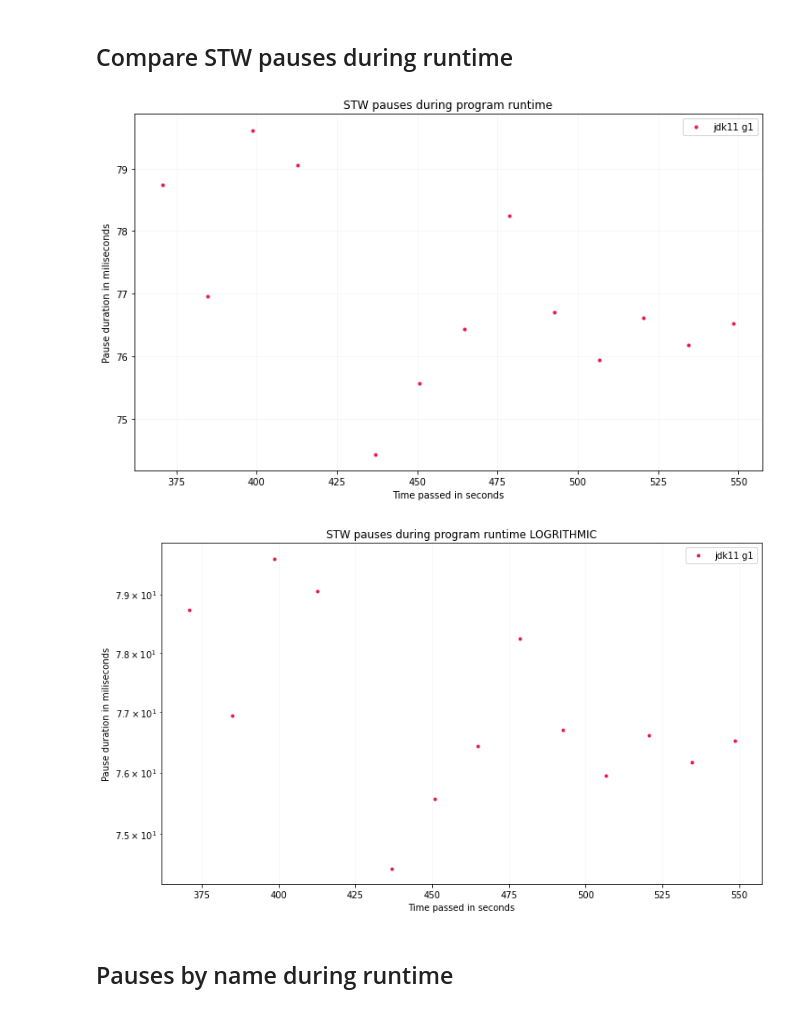
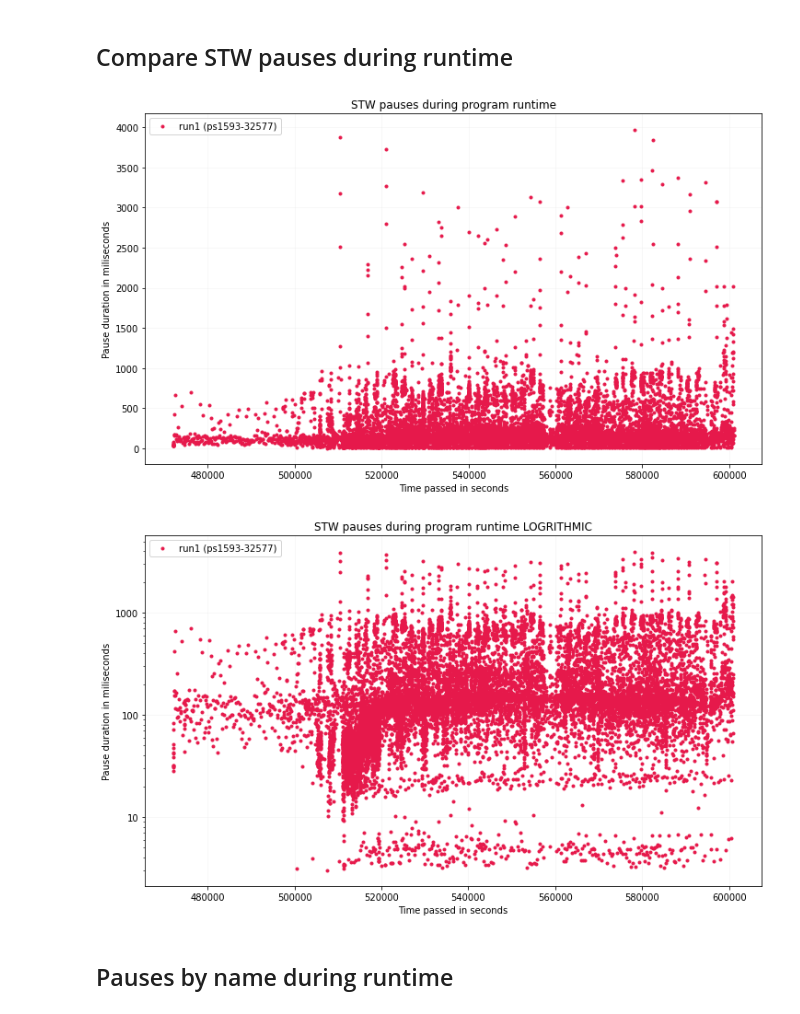
Before and after one commit to apple/GCGC, a Jupyter notebook: src/notebooks/analyze_logs_dev.ipynb, the cells around one changed output. Cells and saved outputs as stored; diff of their text form; code cells hidden in the pictures.

```diff
--- a/src/notebooks/analyze_logs_dev.ipynb
+++ b/src/notebooks/analyze_logs_dev.ipynb
@@ -15,9 +16,9 @@ Note: The following edge cases are known and not handled automatically:
 #              "/Users/ellisbrown/Desktop/Project/cassandra-data/workloads/jdk16+shen/gc.log*"] # note the wildcards
 # labels = ["jdk11 Par", "jdk11 cms", "jdk11 G1", "jdk16 Shen"]
 
-filepaths = ["/Users/ellisbrown/Desktop/Project/cassandra-data/workloads/jdk11+g1/gc.log"]
-labels = ["jdk11 g1"]
-time_range_seconds = [150, 500]
+filepaths = ["/Users/ellisbrown/Desktop/Project/datasets/hbase-regionserver-gc-ps1593-32577.log"]
+labels = ["run1 (ps1593-32577)"]
+time_range_seconds = None
 
 # "../../cassandra-data/workloads/jdk11+shen/gc.log*"]
 csv_files_to_import = []
@@ -58,5 +59,12 @@ for csv_file, label in zip(csv_files_to_import, csv_file_labels):
 if len(gc_event_dataframes) != len(labels):
     print("Error: Labels do not have same length as collected data")
 print(len(gc_event_dataframes))
+
+df = gc_event_dataframes[0]
+templist = df["TimeFromStart_seconds"]
+new_times = []
+for value in templist:
+    new_times.append(value +  471971) # 471971
+gc_event_dataframes[0]["TimeFromStart_seconds"] = new_times
 # %% [output]
 1
@@ -81,34 +73,40 @@ gc_event_dataframes[0]
 # %%
 from src.graphing.plotting import plot_scatter
 
 # Define a filter for searching for pauses in a gc_event_dataframe row
 def pauses_only(row):
     if "EventType" in row:
         if row["EventType"] == "Pause":
             return True
     return False
 
 # Apply the filter, and create a plot
 plot = plot_scatter(gc_event_dataframes, filter_by = pauses_only, labels=labels)
 
 # Set the style and details on the plot
 _ = plot.set_title("STW pauses during program runtime")
 plot.set_xlabel("Time passed in seconds")
 plot.set_ylabel("Pause duration in miliseconds")
 plot.grid(alpha = 0.1)
 
 ############################################################################################################
 # Chart #2, logarithmic Y axis
 
 plot = plot_scatter(gc_event_dataframes, filter_by = pauses_only, labels = labels)
-plot.set_yscale("log") # LOGRITHMIC log set, using already plotted values
+
 _ = plot.set_title("STW pauses during program runtime LOGRITHMIC")
 plot.set_xlabel("Time passed in seconds")
 plot.set_ylabel("Pause duration in miliseconds")
 plot.grid(alpha = 0.1)
+
+# Set logarithmic scale
+from matplotlib.ticker import ScalarFormatter
+plot.set_yscale("log")
+for axis in [plot.xaxis, plot.yaxis]:
+    axis.set_major_formatter(ScalarFormatter())
 # %% [output]
-[figure, old version]
+[figure, new version]
-[figure, old version]
+[figure, new version]
 # %% [markdown]
 ## Pauses by name during runtime
 # %%
```
Also changed, not shown: parts of 20 cells of this notebook.
